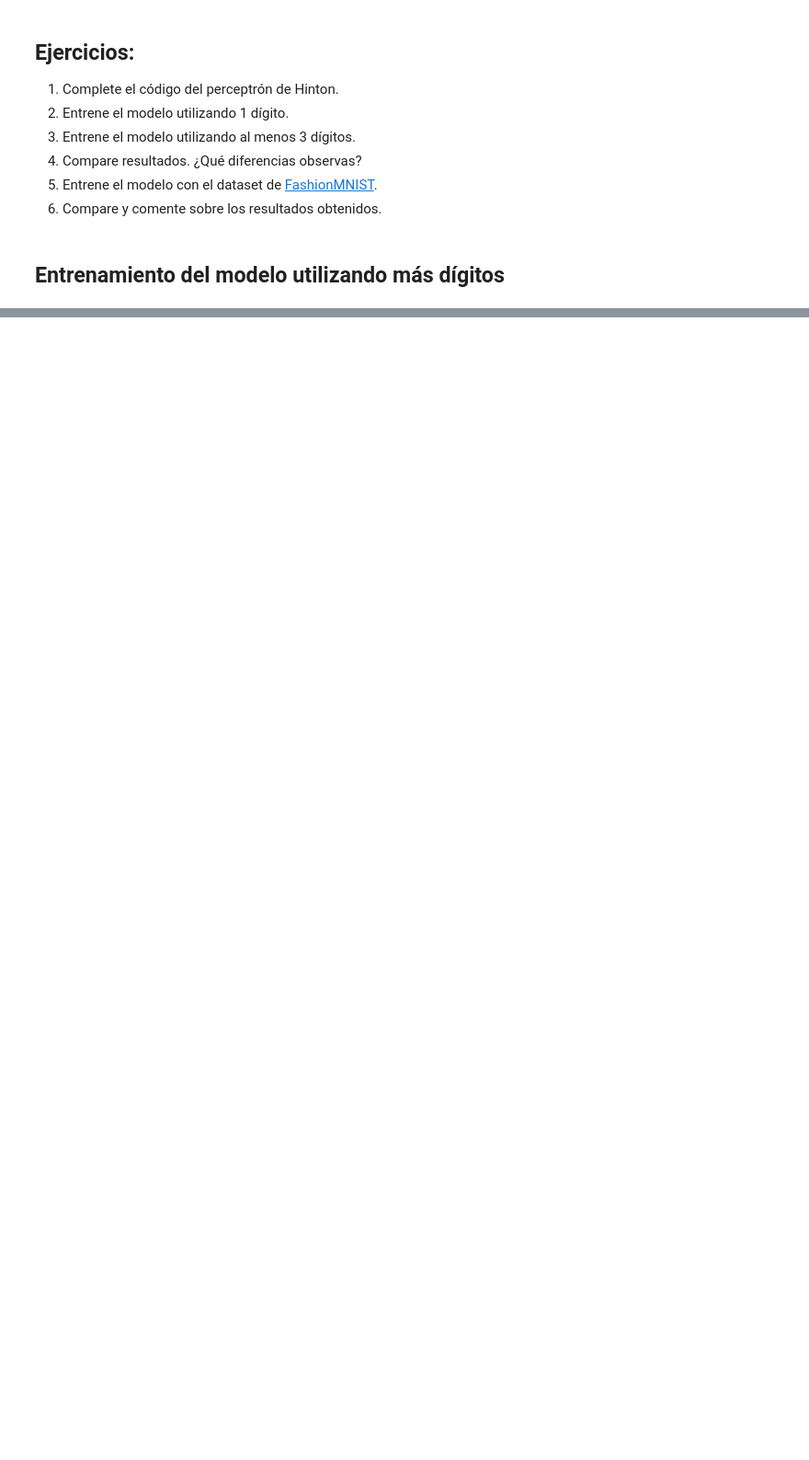
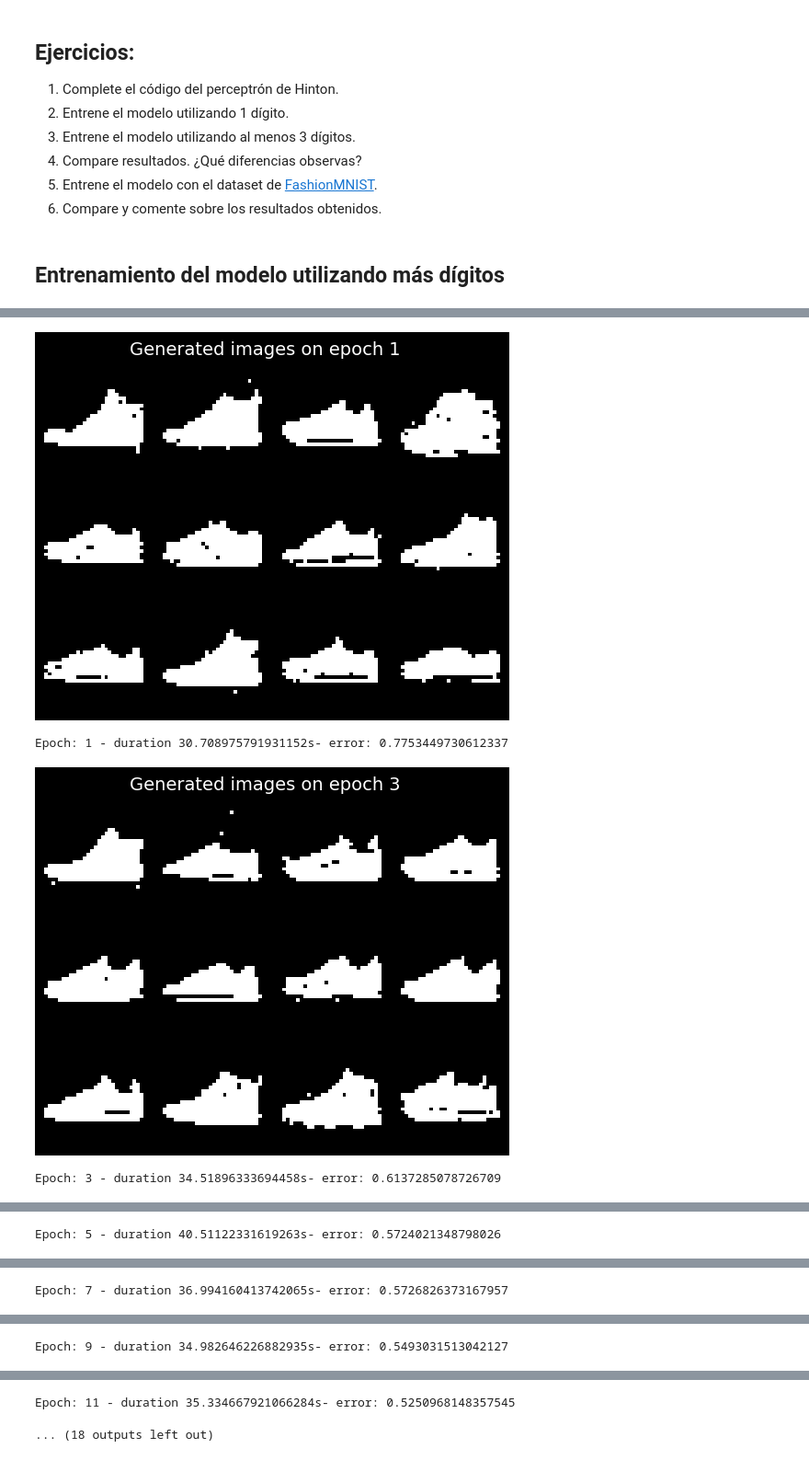
Before and after one commit to joacoguerrae/ia_generativa, a Jupyter notebook: practico_3/Hinton.ipynb, the cells around one changed output, grey strips where cells are left out. Shown at 92% size. Saved outputs shown, nothing was run; the diff lists cells and outputs as text; code cells hidden in the pictures; blank space fills up the shorter version.

```diff
--- a/practico_3/Hinton.ipynb
+++ b/practico_3/Hinton.ipynb
@@ -344,0 +390,21 @@ show_images(imgs, "Generated Images after training")
+# %%
+model_fmnist = HintonPerceptron(
+    input_size=img_size,
+    img_shape=img_shape
+).to(DEVICE)
+# %%
+optim_3 = optim.Adam(model_fmnist.parameters(), lr=0.01)
+# %%
+trained_model = train_model(
+    model=model_fmnist,
+    criterion=criterion,
+    n_epochs=int(epochs),
+    train_loader=train_data_fmnist,
+    optim=optim_3,
+    print_epoch=2
+)
+# %% [output]
+[figure, added]
+Epoch: 1 - duration 30.708975791931152s- error: 0.7753449730612337
+[figure, added]
+Epoch: 3 - duration 34.51896333694458s- error: 0.6137285078726709
@@ -344,0 +412 @@ show_images(imgs, "Generated Images after training")
+Epoch: 5 - duration 40.51122331619263s- error: 0.5724021348798026
@@ -344,0 +414 @@ show_images(imgs, "Generated Images after training")
+Epoch: 7 - duration 36.994160413742065s- error: 0.5726826373167957
@@ -344,0 +416 @@ show_images(imgs, "Generated Images after training")
+Epoch: 9 - duration 34.982646226882935s- error: 0.5493031513042127
@@ -344,0 +418,2 @@ show_images(imgs, "Generated Images after training")
+Epoch: 11 - duration 35.334667921066284s- error: 0.5250968148357545
+... (18 outputs left out)
```
Also changed, not shown: parts of 18 cells of this notebook, 10 other files.
